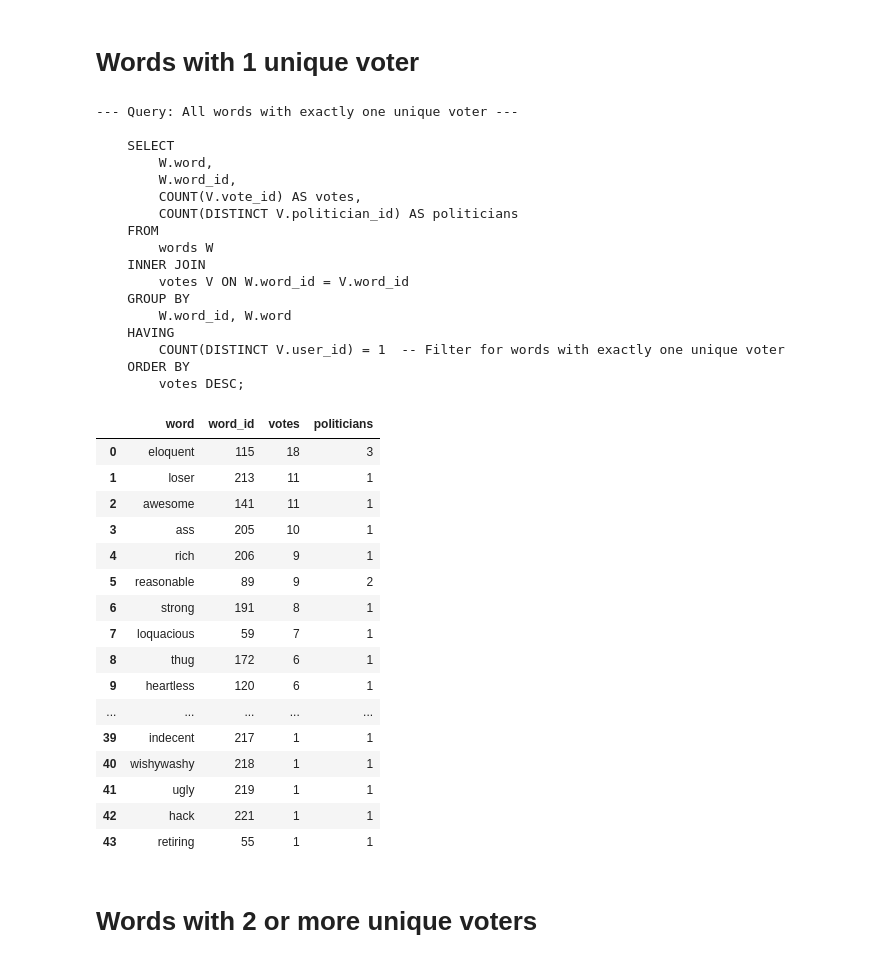
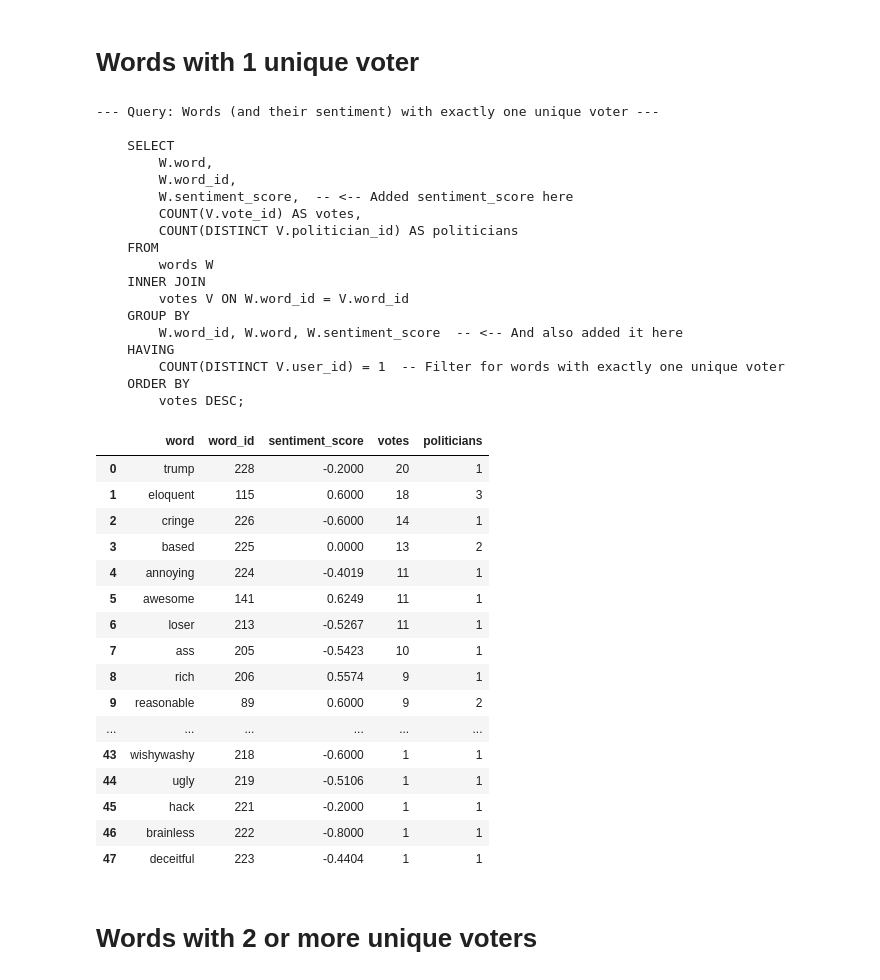
Before and after one commit to brayvid/soap-research, a Jupyter notebook: soap_sql_queries.ipynb, the cells around one changed output. Drawn from its saved outputs; the diff is of its cells as text; code cells hidden in the pictures.

```diff
--- a/soap_sql_queries.ipynb
+++ b/soap_sql_queries.ipynb
@@ -191,10 +214,12 @@ if engine:
     target_politician_id = 1
     # --- ---
 
+    # We add W.sentiment_score to both the SELECT and GROUP BY clauses.
     sql_query = """
     SELECT
         W.word,
         W.word_id,
+        W.sentiment_score,  -- <-- Added sentiment_score here
         COUNT(V.vote_id) AS votes
     FROM
         words W
@@ -203,17 +228,27 @@ if engine:
     WHERE
         V.politician_id = %(pol_id)s
     GROUP BY
-        W.word_id, W.word
+        W.word_id, W.word, W.sentiment_score  -- <-- And also added it here
     ORDER BY
         votes DESC;
     """
     try:
-        print(f"--- Query: Words with their IDs submitted for Politician ID = {target_politician_id} ---")
+        print(f"--- Query: Words (and their sentiment) submitted for Politician ID = {target_politician_id}, ordered by vote count ---")
         print(sql_query)
-        df_query = pd.read_sql_query(sql_query, engine, params={'pol_id': target_politician_id})
+
+        # Execute the query with the target ID as a parameter
+        df_query = pd.read_sql_query(
+            sql_query,
+            engine,
+            params={'pol_id': target_politician_id}
+        )
+
+        # Display the resulting DataFrame
         display(df_query)
+
     except Exception as e:
-        print(f"Error executing query: {e}")
+        print(f"\nAn error occurred while executing the query: {e}")
+        print("Please check that the 'words' and 'votes' tables exist, along with all specified columns.")
 else:
     print("Database engine not available. Please run the connection cell first.")
 # %% [output]
@@ -254,10 +290,13 @@ else:
 # Words with 1 unique voter
 # %%
 if engine:
+    # We add W.sentiment_score to both the SELECT and GROUP BY clauses.
+    # The HAVING clause is unaffected and still filters for groups (words) with one unique voter.
     sql_query = """
     SELECT
         W.word,
         W.word_id,
+        W.sentiment_score,  -- <-- Added sentiment_score here
         COUNT(V.vote_id) AS votes,
         COUNT(DISTINCT V.politician_id) AS politicians
     FROM
@@ -265,59 +304,66 @@ if engine:
     INNER JOIN
         votes V ON W.word_id = V.word_id
     GROUP BY
-        W.word_id, W.word
+        W.word_id, W.word, W.sentiment_score  -- <-- And also added it here
     HAVING
         COUNT(DISTINCT V.user_id) = 1  -- Filter for words with exactly one unique voter
     ORDER BY
         votes DESC;
     """
     try:
-        print("--- Query: All words with exactly one unique voter ---")
+        print("--- Query: Words (and their sentiment) with exactly one unique voter ---")
         print(sql_query)
+
+        # Execute the query and load into a DataFrame
         df_query = pd.read_sql_query(sql_query, engine)
+
         if not df_query.empty:
+            # Display the result if any words match the criteria
             display(df_query)
         else:
-            print("No words found with only one unique voter.")
+            print("\nNo words found that were submitted by only one unique voter.")
+
     except Exception as e:
-        print(f"Error executing query: {e}")
+        print(f"\nAn error occurred while executing the query: {e}")
+        print("Please check that the 'words' and 'votes' tables exist, along with all specified columns.")
 else:
     print("Database engine not available. Please run the connection cell first.")
 # %% [output]
---- Query: All words with exactly one unique voter ---
+--- Query: Words (and their sentiment) with exactly one unique voter ---
 
     SELECT
         W.word,
         W.word_id,
+        W.sentiment_score,  -- <-- Added sentiment_score here
         COUNT(V.vote_id) AS votes,
         COUNT(DISTINCT V.politician_id) AS politicians
     FROM
         words W
     INNER JOIN
         votes V ON W.word_id = V.word_id
     GROUP BY
-        W.word_id, W.word
+        W.word_id, W.word, W.sentiment_score  -- <-- And also added it here
     HAVING
         COUNT(DISTINCT V.user_id) = 1  -- Filter for words with exactly one unique voter
     ORDER BY
         votes DESC;
-|  | word | word_id | votes | politicians |
-| 0 | eloquent | 115 | 18 | 3 |
-| 1 | loser | 213 | 11 | 1 |
-| 2 | awesome | 141 | 11 | 1 |
-| 3 | ass | 205 | 10 | 1 |
-| 4 | rich | 206 | 9 | 1 |
-| 5 | reasonable | 89 | 9 | 2 |
-| 6 | strong | 191 | 8 | 1 |
-| 7 | loquacious | 59 | 7 | 1 |
-| 8 | thug | 172 | 6 | 1 |
-| 9 | heartless | 120 | 6 | 1 |
-| ... | ... | ... | ... | ... |
-| 39 | indecent | 217 | 1 | 1 |
-| 40 | wishywashy | 218 | 1 | 1 |
-| 41 | ugly | 219 | 1 | 1 |
-| 42 | hack | 221 | 1 | 1 |
-| 43 | retiring | 55 | 1 | 1 |
+|  | word | word_id | sentiment_score | votes | politicians |
+| 0 | trump | 228 | -0.2000 | 20 | 1 |
+| 1 | eloquent | 115 | 0.6000 | 18 | 3 |
+| 2 | cringe | 226 | -0.6000 | 14 | 1 |
+| 3 | based | 225 | 0.0000 | 13 | 2 |
+| 4 | annoying | 224 | -0.4019 | 11 | 1 |
+| 5 | awesome | 141 | 0.6249 | 11 | 1 |
+| 6 | loser | 213 | -0.5267 | 11 | 1 |
+| 7 | ass | 205 | -0.5423 | 10 | 1 |
+| 8 | rich | 206 | 0.5574 | 9 | 1 |
+| 9 | reasonable | 89 | 0.6000 | 9 | 2 |
+| ... | ... | ... | ... | ... | ... |
+| 43 | wishywashy | 218 | -0.6000 | 1 | 1 |
+| 44 | ugly | 219 | -0.5106 | 1 | 1 |
+| 45 | hack | 221 | -0.2000 | 1 | 1 |
+| 46 | brainless | 222 | -0.8000 | 1 | 1 |
+| 47 | deceitful | 223 | -0.4404 | 1 | 1 |
 # %% [markdown]
 # Words with 2 or more unique voters
 # %%
```
Also changed, not shown: parts of 12 cells of this notebook.
